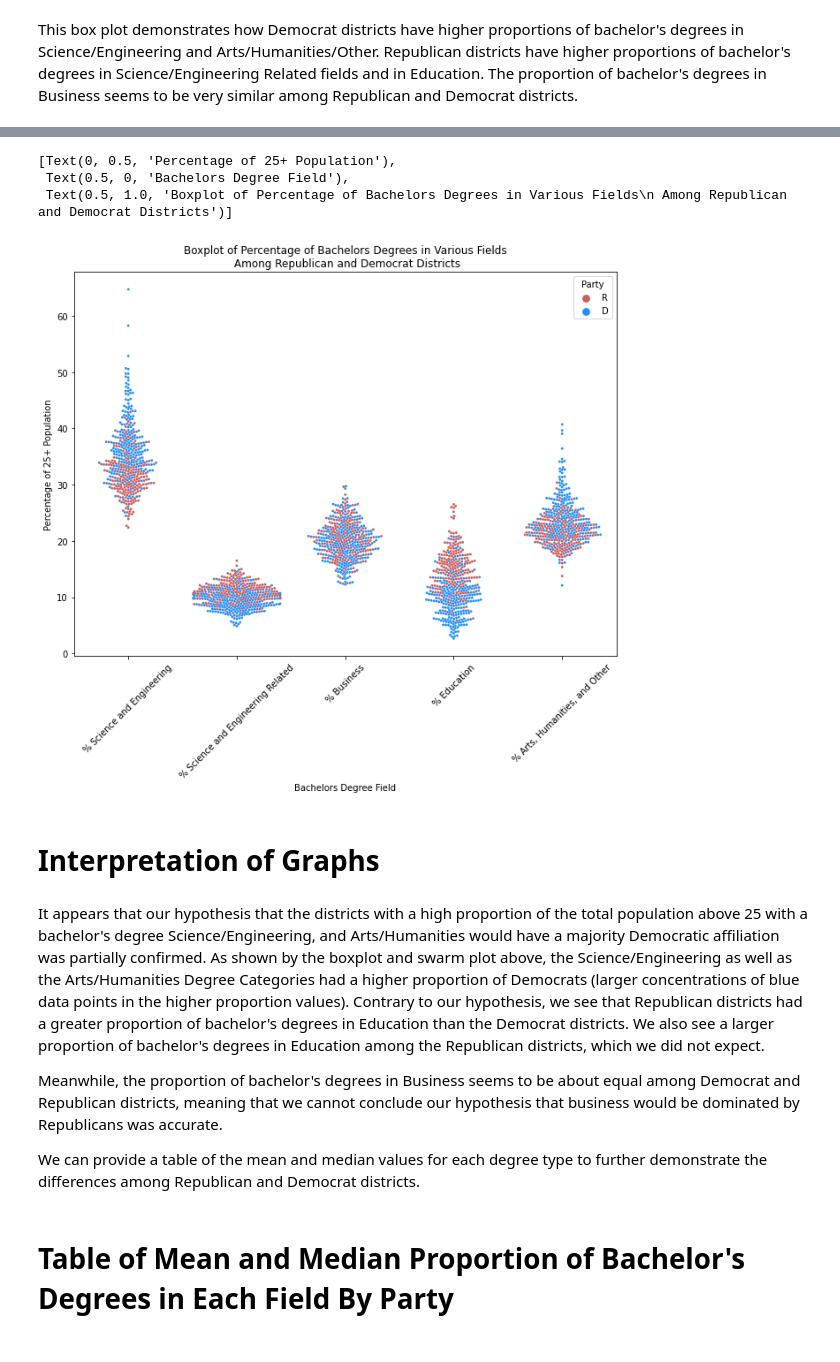
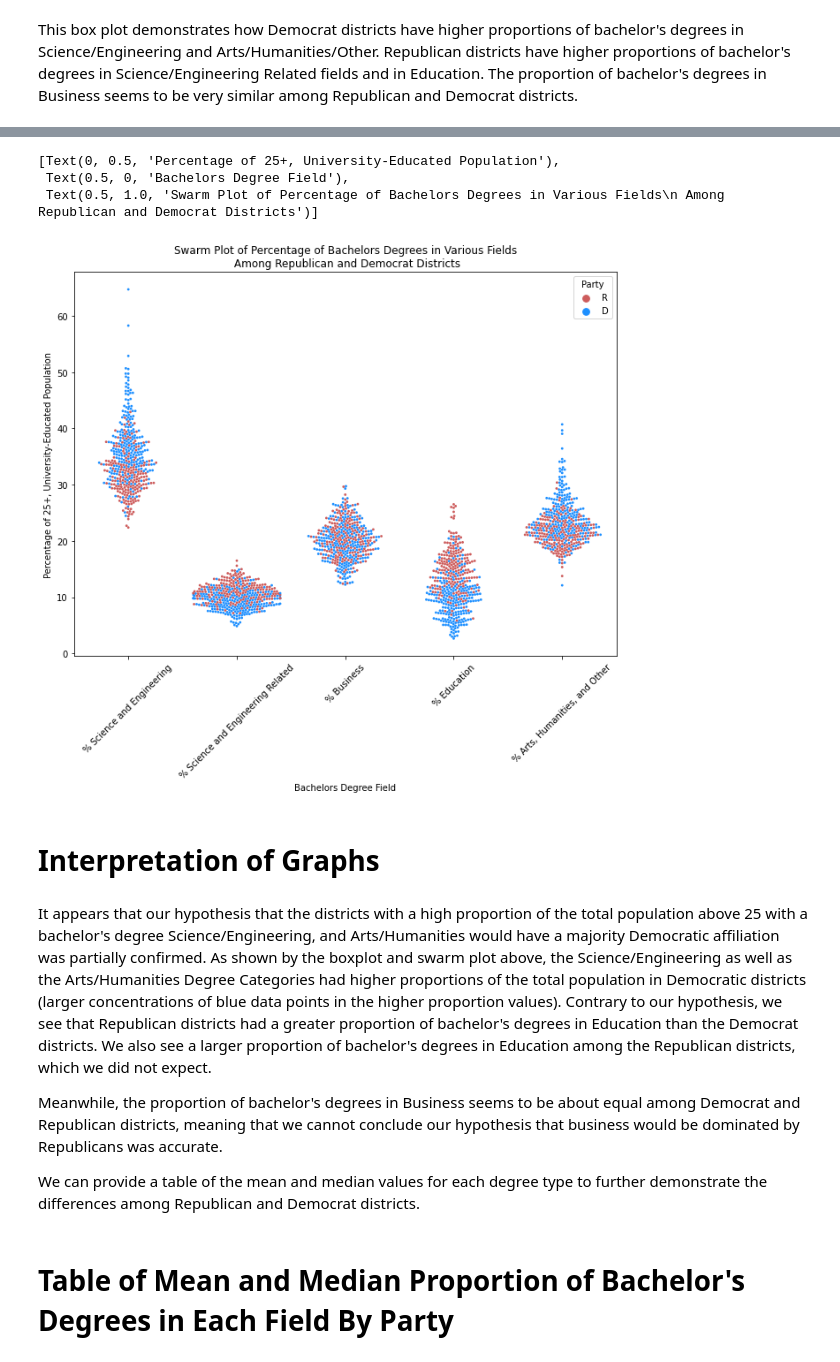
Before and after one commit to melissamelton/GSB521_CloudServices, a Jupyter notebook: Assignment_1b_US_Districts_Bachelors_Degrees.ipynb, the cells around one changed output, grey strips where cells are left out. Saved outputs shown, nothing was run; the diff lists cells and outputs as text; code cells hidden in the pictures.

```diff
--- a/Assignment_1b_US_Districts_Bachelors_Degrees.ipynb
+++ b/Assignment_1b_US_Districts_Bachelors_Degrees.ipynb
@@ -178,28 +180,28 @@ A swarm plot offers an alternative view of the data. Here, we will see individua
 # %%
-#Swarm plot- getting a lot of warnings here but still shows a good visualization that for Sci/Engineering and Arts/Humanities the Democrats (blue)
+#Swarm plot- shows a good visualization that for Sci/Engineering and Arts/Humanities the Democrats (blue)
 #have higher proportions of total Pop over 25 earning that Degree Type vs Republicans
 palette = {'R': 'indianred',
            'D': 'dodgerblue'}
 
 plt.figure(figsize=(11, 8))
 
 bplot = sns.swarmplot(data= df_melt, hue = 'Party', size = 2.8,
                       x = 'Degree Proportion', y = 'value', palette = palette)
 
 plt.xticks(rotation = 45)
 
 bplot.set(xlabel = 'Bachelors Degree Field',
-          ylabel = 'Percentage of 25+ Population',
-          title = 'Boxplot of Percentage of Bachelors Degrees in Various Fields\n Among Republican and Democrat Districts')
+          ylabel = 'Percentage of 25+, University-Educated Population',
+          title = 'Swarm Plot of Percentage of Bachelors Degrees in Various Fields\n Among Republican and Democrat Districts')
 # %% [output]
-[Text(0, 0.5, 'Percentage of 25+ Population'),
+[Text(0, 0.5, 'Percentage of 25+, University-Educated Population'),
  Text(0.5, 0, 'Bachelors Degree Field'),
- Text(0.5, 1.0, 'Boxplot of Percentage of Bachelors Degrees in Various Fields\n Among Republican and Democrat Districts')]
+ Text(0.5, 1.0, 'Swarm Plot of Percentage of Bachelors Degrees in Various Fields\n Among Republican and Democrat Districts')]
-[figure, old version]
+[figure, new version]
 # %% [markdown]
 # Interpretation of Graphs
 # %% [markdown]
-It appears that our hypothesis that the districts with a high proportion of the total population above 25 with a bachelor's degree Science/Engineering, and Arts/Humanities would have a majority Democratic affiliation was partially confirmed. As shown by the boxplot and swarm plot above, the Science/Engineering as well as the Arts/Humanities Degree Categories had a higher proportion of Democrats (larger concentrations of blue data points in the higher proportion values). Contrary to our hypothesis, we see that Republican districts had a greater proportion of bachelor's degrees in Education than the Democrat districts. We also see a larger proportion of bachelor's degrees in Education among the Republican districts, which we did not expect.
+It appears that our hypothesis that the districts with a high proportion of the total population above 25 with a bachelor's degree Science/Engineering, and Arts/Humanities would have a majority Democratic affiliation was partially confirmed. As shown by the boxplot and swarm plot above, the Science/Engineering as well as the Arts/Humanities Degree Categories had higher proportions of the total population in Democratic districts (larger concentrations of blue data points in the higher proportion values). Contrary to our hypothesis, we see that Republican districts had a greater proportion of bachelor's degrees in Education than the Democrat districts. We also see a larger proportion of bachelor's degrees in Education among the Republican districts, which we did not expect.
 
 Meanwhile, the proportion of bachelor's degrees in Business seems to be about equal among Democrat and Republican districts, meaning that we cannot conclude our hypothesis that business would be dominated by Republicans was accurate.
 
```
Also changed, not shown: parts of 9 cells of this notebook.
